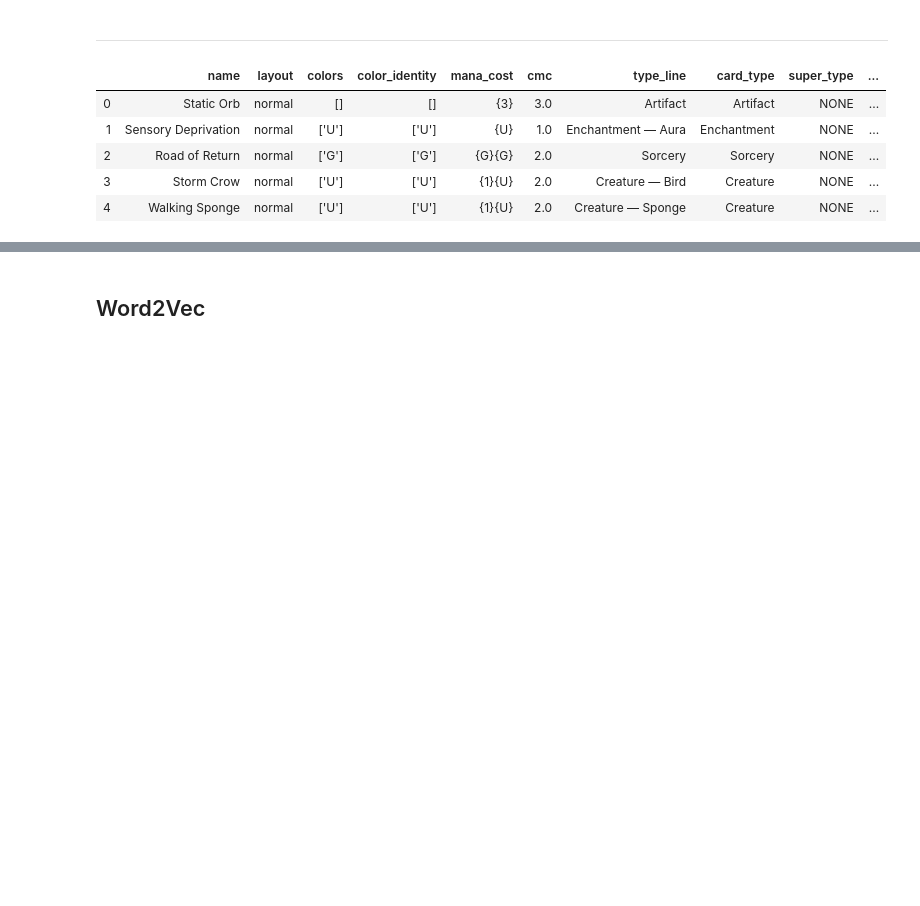
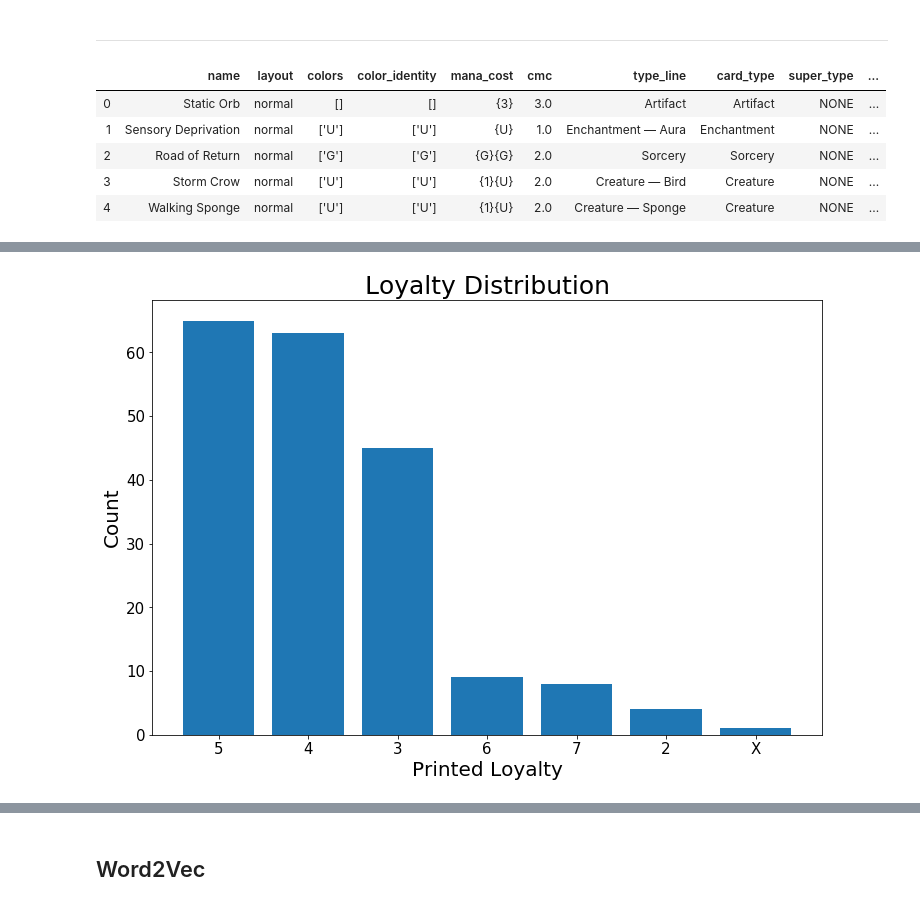
Before and after one commit to CreightonAshton/MTG_Recommender, a Jupyter notebook: Code/02 - EDA.ipynb, the cells around one changed output, grey strips where cells are left out. Drawn from its saved outputs; the diff is of its cells as text; code cells hidden in the pictures; blank space fills up the shorter version.

```diff
--- a/Code/02 - EDA.ipynb
+++ b/Code/02 - EDA.ipynb
@@ -31,0 +82,14 @@ df.head()
+# %%
+# get the loyalty from both front and back half of each card
+loyalty = list(df.loc[df['loyalty'] != 'NONE']['loyalty'].values) + list(df.loc[df['loyalty_back'] != 'NONE']['loyalty_back'].values)
+
+plt.figure(figsize=(12,8))
+plt.bar(x = pd.DataFrame(loyalty)[0].value_counts().index,
+        height = pd.DataFrame(loyalty)[0].value_counts())
+plt.ylabel('Count', fontsize=20)
+plt.yticks(size=15)
+plt.xlabel('Printed Loyalty', fontsize=20)
+plt.xticks(size=15)
+plt.title(label='Loyalty Distribution', fontsize=25);
+# %% [output]
+[figure, added]
```
Also changed, not shown: parts of 15 cells of this notebook.
